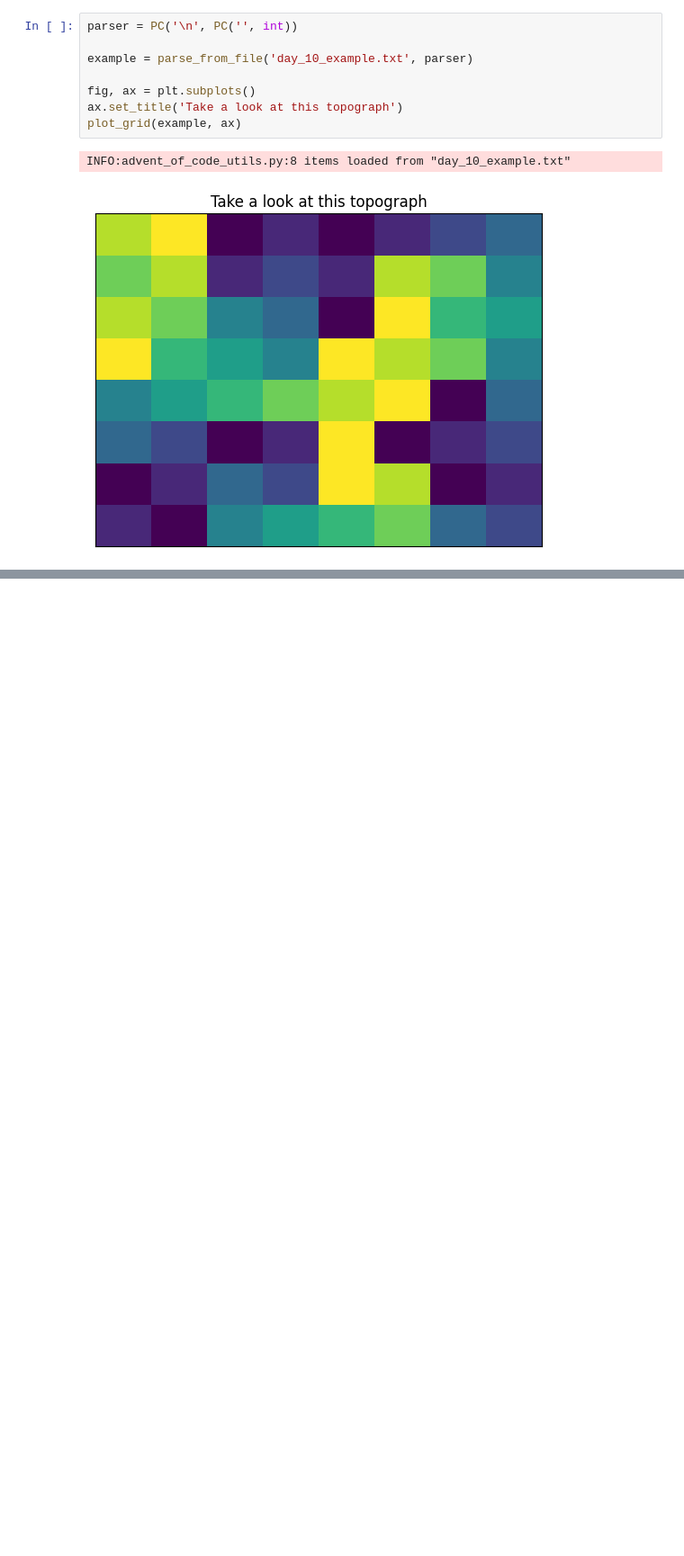
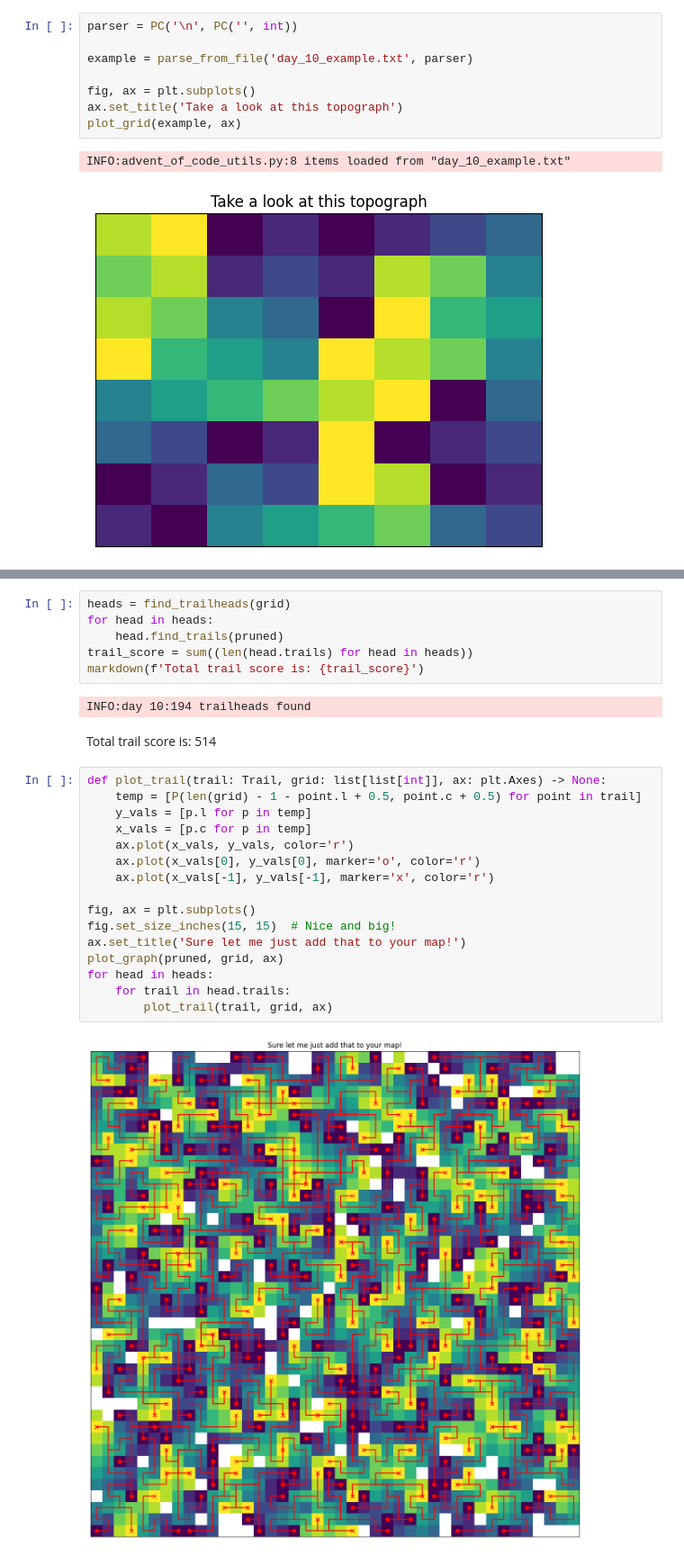
Before and after one commit to nouseforkeys/advent-of-code-24, a Jupyter notebook: day_10.ipynb, the cells around one changed output, grey strips where cells are left out. Shown at 90% size. Saved outputs shown, nothing was run; the diff lists cells and outputs as text; blank space fills up the shorter version.

```diff
--- a/day_10.ipynb
+++ b/day_10.ipynb
@@ -115,0 +248,27 @@ INFO:day 10:graph with 64 nodes created
+# %%
+heads = find_trailheads(grid)
+for head in heads:
+    head.find_trails(pruned)
+trail_score = sum((len(head.trails) for head in heads))
+markdown(f'Total trail score is: {trail_score}')
+# %% [output]
+INFO:day 10:194 trailheads found
+Total trail score is: 514
+# %%
+def plot_trail(trail: Trail, grid: list[list[int]], ax: plt.Axes) -> None:
+    temp = [P(len(grid) - 1 - point.l + 0.5, point.c + 0.5) for point in trail]
+    y_vals = [p.l for p in temp]
+    x_vals = [p.c for p in temp]
+    ax.plot(x_vals, y_vals, color='r')
+    ax.plot(x_vals[0], y_vals[0], marker='o', color='r')
+    ax.plot(x_vals[-1], y_vals[-1], marker='x', color='r')
+
+fig, ax = plt.subplots()
+fig.set_size_inches(15, 15)  # Nice and big!
+ax.set_title('Sure let me just add that to your map!')
+plot_graph(pruned, grid, ax)
+for head in heads:
+    for trail in head.trails:
+        plot_trail(trail, grid, ax)
+# %% [output]
+[figure, added]
```
Also changed, not shown: parts of 6 cells of this notebook.
